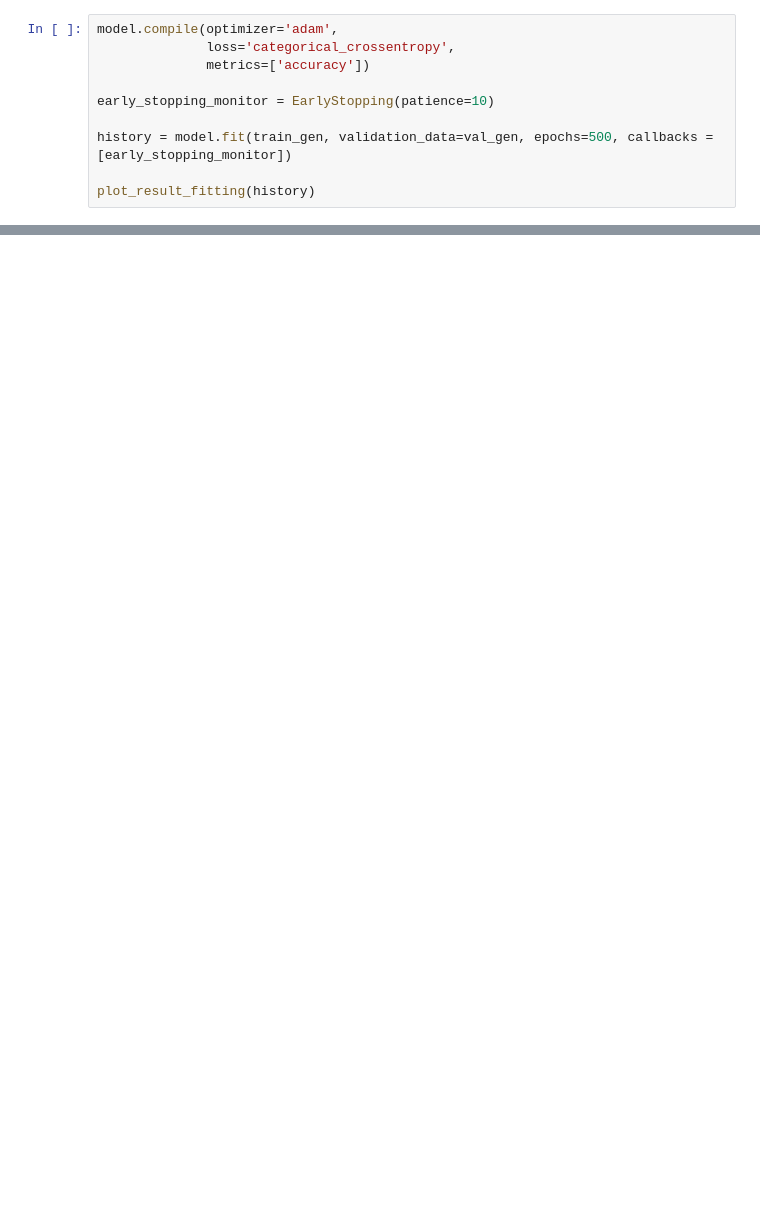
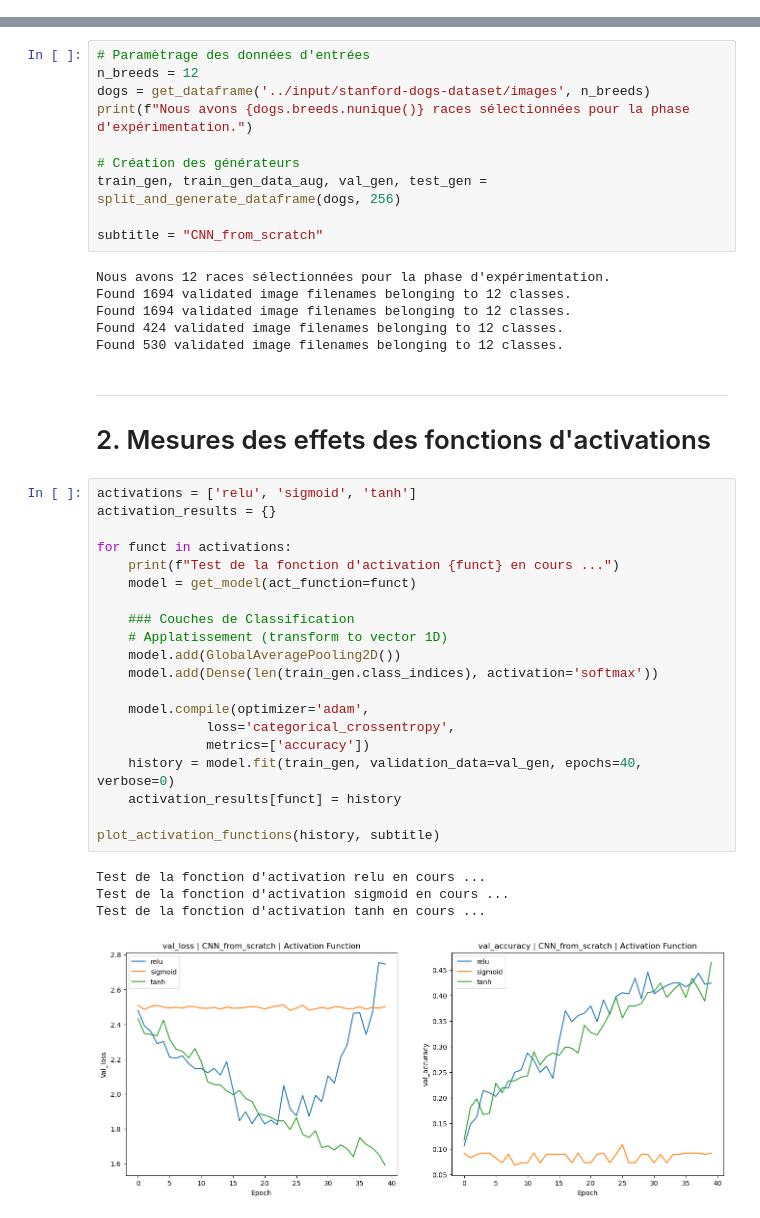
Before and after one commit to Adrian1903/Classez-des-images-l-aide-d-algorithmes-de-Deep-Learning, a Jupyter notebook: dev/03_cnn_from_scratch.ipynb, the cells around one changed output, grey strips where cells are left out. Drawn from its saved outputs; the diff is of its cells as text; blank space fills up the shorter version.

Commit message:
tanh + adam

```diff
--- a/dev/03_cnn_from_scratch.ipynb
+++ b/dev/03_cnn_from_scratch.ipynb
@@ -221,10 +0,0 @@ _________________________________________________________________
-# %%
-model.compile(optimizer='adam',
-              loss='categorical_crossentropy',
-              metrics=['accuracy'])
-
-early_stopping_monitor = EarlyStopping(patience=10)
-
-history = model.fit(train_gen, validation_data=val_gen, epochs=500, callbacks = [early_stopping_monitor])
-
-plot_result_fitting(history)
@@ -260,0 +300,44 @@ Le modèle présente un resultat de presque 28 % sur des images qu'il n'a jamais
+# %%
+# Paramètrage des données d'entrées
+n_breeds = 12
+dogs = get_dataframe('../input/stanford-dogs-dataset/images', n_breeds)
+print(f"Nous avons {dogs.breeds.nunique()} races sélectionnées pour la phase d'expérimentation.")
+
+# Création des générateurs
+train_gen, train_gen_data_aug, val_gen, test_gen = split_and_generate_dataframe(dogs, 256)
+
+subtitle = "CNN_from_scratch"
+# %% [output]
+Nous avons 12 races sélectionnées pour la phase d'expérimentation.
+Found 1694 validated image filenames belonging to 12 classes.
+Found 1694 validated image filenames belonging to 12 classes.
+Found 424 validated image filenames belonging to 12 classes.
+Found 530 validated image filenames belonging to 12 classes.
+# %% [markdown]
+---
+# 2. Mesures des effets des fonctions d'activations
+# %%
+activations = ['relu', 'sigmoid', 'tanh']
+activation_results = {}
+
+for funct in activations:
+    print(f"Test de la fonction d'activation {funct} en cours ...")
+    model = get_model(act_function=funct)
+
+    ### Couches de Classification
+    # Applatissement (transform to vector 1D)
+    model.add(GlobalAveragePooling2D())
+    model.add(Dense(len(train_gen.class_indices), activation='softmax'))
+
+    model.compile(optimizer='adam',
+              loss='categorical_crossentropy',
+              metrics=['accuracy'])
+    history = model.fit(train_gen, validation_data=val_gen, epochs=40, verbose=0)
+    activation_results[funct] = history
+
+plot_activation_functions(history, subtitle)
+# %% [output]
+Test de la fonction d'activation relu en cours ...
+Test de la fonction d'activation sigmoid en cours ...
+Test de la fonction d'activation tanh en cours ...
+[figure, added]
```
Also changed, not shown: parts of 49 cells of this notebook.
